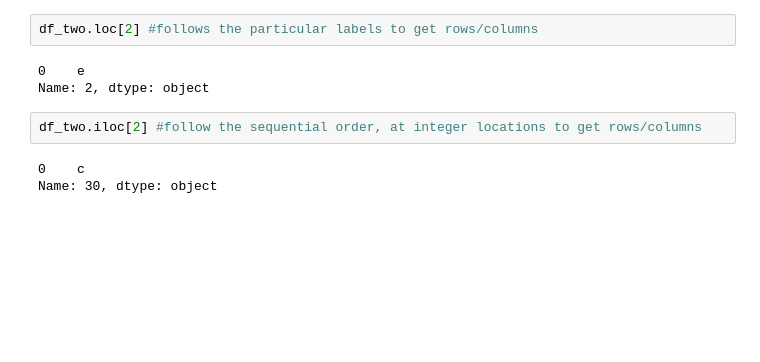
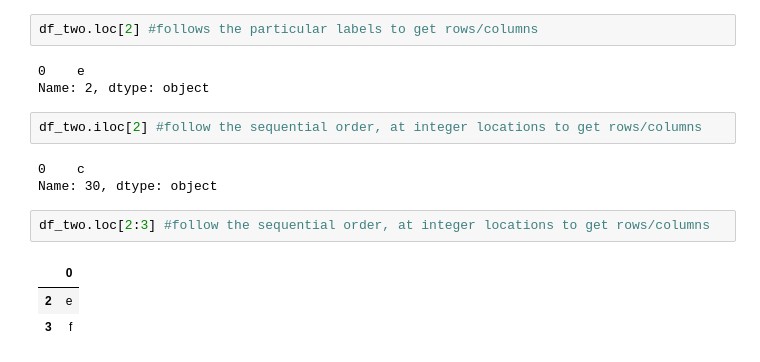
Before and after one commit to anhmaiusa/AnhMai, a Jupyter notebook: Python_for_Accountant.ipynb, the cells around one changed output. Saved outputs shown, nothing was run; the diff lists cells and outputs as text; blank space fills up the shorter version.

```diff
--- a/Python_for_Accountant.ipynb
+++ b/Python_for_Accountant.ipynb
@@ -161,3 +149,9 @@ df_two.iloc[2] #follow the sequential order, at integer locations to get rows/co
 # %% [output]
 0    c
 Name: 30, dtype: object
+# %%
+df_two.loc[2:3] #follow the sequential order, at integer locations to get rows/columns
+# %% [output]
+|  | 0 |
+| 2 | e |
+| 3 | f |
```
Also changed, not shown: parts of 6 cells of this notebook.
